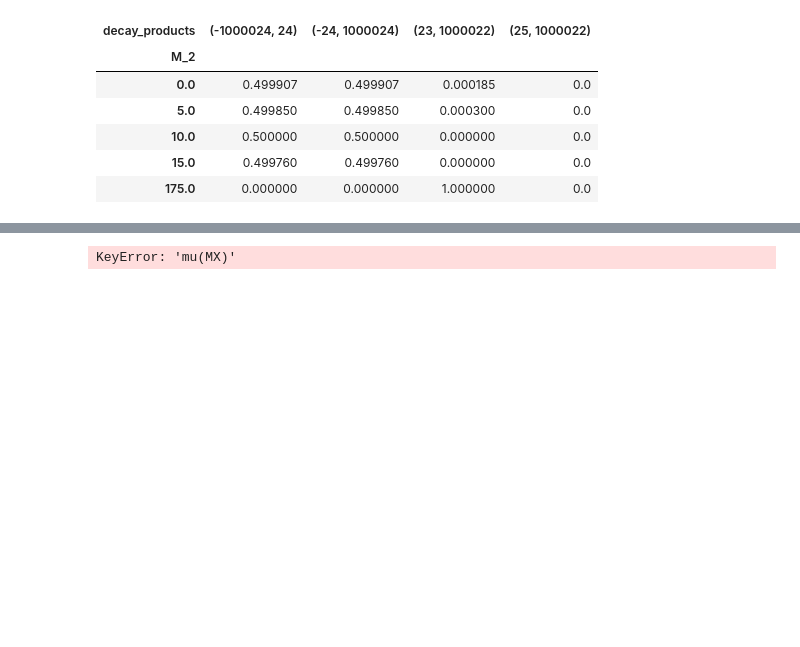
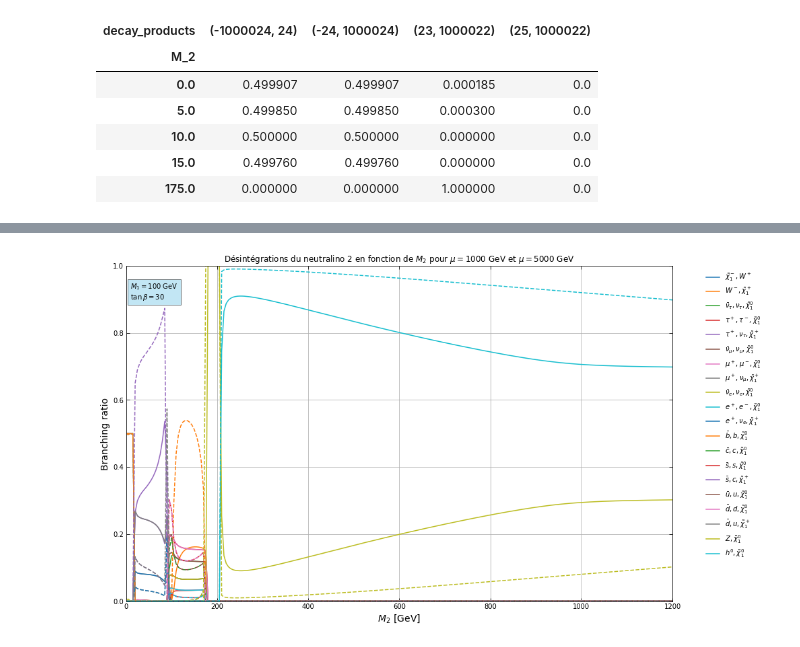
Before and after one commit to Ryudoro/softsusy, a Jupyter notebook: analysis/figure1.ipynb, the cells around one changed output, grey strips where cells are left out. Saved outputs shown, nothing was run; the diff lists cells and outputs as text; code cells hidden in the pictures; blank space fills up the shorter version.

```diff
--- a/analysis/figure1.ipynb
+++ b/analysis/figure1.ipynb
@@ -329,8 +362,8 @@ plt.show()
 # %%
 df_desin = slha_folder('M2from0to1200M15000mu1000and5000')
 
-filtered_data_1000 = df_desin[(df_desin['particle_id'] == 1000023) & (df_desin['mu(MX)'] == 1000)]
-filtered_data_5000 = df_desin[(df_desin['particle_id'] == 1000023) & (df_desin['mu(MX)'] == 5000)]
+filtered_data_1000 = df_desin[(df_desin['particle_id'] == 1000023) & (df_desin['mu'] == 1000)]
+filtered_data_5000 = df_desin[(df_desin['particle_id'] == 1000023) & (df_desin['mu'] == 5000)]
 #two_particle_data_1000 = filtered_data_1000[filtered_data_1000['decay_products'].apply(len) == 2]
 grouped_particle_1000 = filtered_data_1000.groupby(['M_2', 'decay_products']).branching_ratio.sum().reset_index()
 pivot_data_1000 = grouped_particle_1000.pivot(index='M_2', columns='decay_products', values='branching_ratio')
@@ -351,31 +384,31 @@ pivot_data_5000.columns = [latex_decay_products_to_names(str(col)) for col in pi
 
 fig = plt.figure(figsize=(14, 8))
 for column in pivot_data_1000.columns:
     #plt.plot(pivot_data_1000.index, pivot_data_1000[column], label=f"${column[0]}, {column[1]}$")
     if len(column) == 2:
         plt.plot(pivot_data_1000.index, pivot_data_1000[column], label=f"${column[0]}, {column[1]}$")
     if len(column) == 3:
         plt.plot(pivot_data_1000.index, pivot_data_1000[column], label=f"${column[0]}, {column[1]}, {column[2]}$")
 
 plt.text(10, 0.9, r'$M_1 = 100$ GeV' + '\n' + r'$\tan\beta=30$', fontsize=10, bbox=dict(facecolor='skyblue', alpha=0.5))
 plt.title(r'Désintégrations du neutralino 2 en fonction de $M_2$ pour $\mu = 1000$ GeV et $\mu = 5000$ GeV')
 plt.xlabel(r'$M_2$ [GeV]', fontsize=14)
 plt.ylabel('Branching ratio', fontsize=14)
 plt.legend(bbox_to_anchor=(1.05, 1), loc='upper left', frameon=False)
 plt.grid(True)
 plt.tight_layout()
 plt.tick_params(which='major', length=5, direction='in', bottom=True, top=True, left=True, right=True)
 plt.xlim(0, 1200)
 plt.ylim(0, 1)
 
 for column in pivot_data_5000.columns:
 
     if len(column) == 2:
         plt.plot(pivot_data_5000.index, pivot_data_5000[column], label=f"${column[0]}, {column[1]}$", linestyle='--')
     if len(column) == 3:
         plt.plot(pivot_data_5000.index, pivot_data_5000[column], label=f"${column[0]}, {column[1]}, {column[2]}$", linestyle='--')
 
 
 plt.show()
 # %% [output]
-KeyError: 'mu(MX)'
+[figure, added]
```
Also changed, not shown: parts of 12 cells of this notebook, 5 other files.
